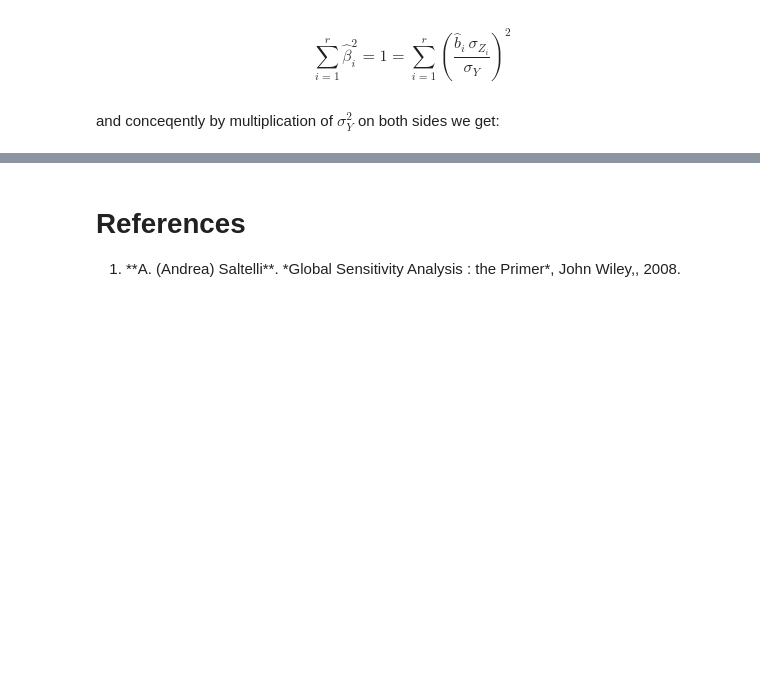
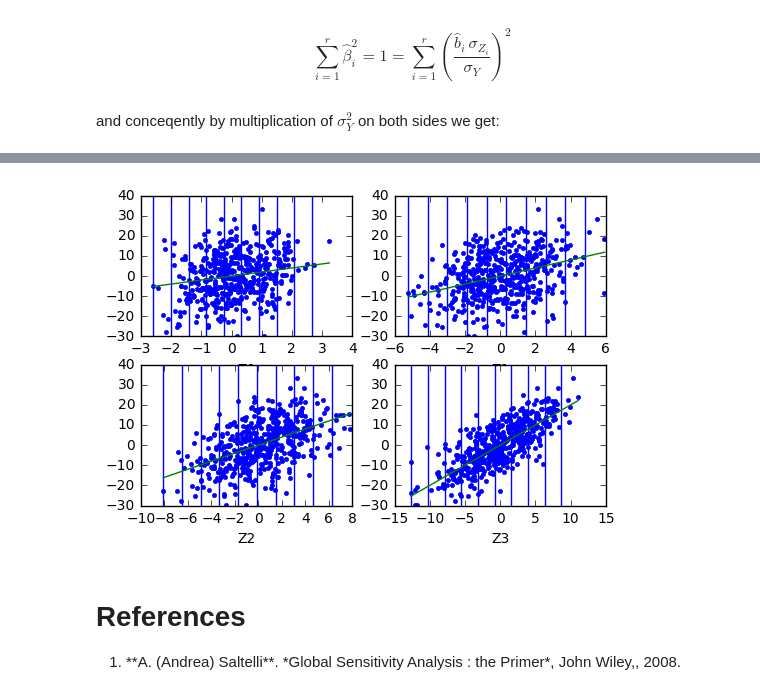
Before and after one commit to lrhgit/uqsa_tutorials, a Jupyter notebook: sensitivity_introduction.ipynb, the cells around one changed output, grey strips where cells are left out. Drawn from its saved outputs; the diff is of its cells as text; code cells hidden in the pictures; blank space fills up the shorter version.

```diff
--- a/sensitivity_introduction.ipynb
+++ b/sensitivity_introduction.ipynb
@@ -583,3 +705,21 @@ plt.ylabel('L2-norm of error in Sobol indices')
+# %%
+# # Scatter plots of data and regression lines
+plt.figure()
+for k in range(r):
+    plt.subplot(2,2,k+1)
+
+    for i in range(Ndz):
+        plt.axvline(ZBndry[k,i], np.amin(Y), np.amax(Y))
+
+    zmin=np.min(Z[k,:])
+    zmax=np.max(Z[k,:])
+    zvals=np.linspace(zmin,zmax,N)
+    yvals=linear_model(w[k],zvals,N)
+    plt.plot(Z[k,:],Y[:],'.',zvals,yvals)
+    xlbl='Z'+str(k)
+    plt.xlabel(xlbl)
+# %% [output]
+[figure, added]
 # %% [markdown]
 # References
 
```
Also changed, not shown: parts of 51 cells of this notebook.
